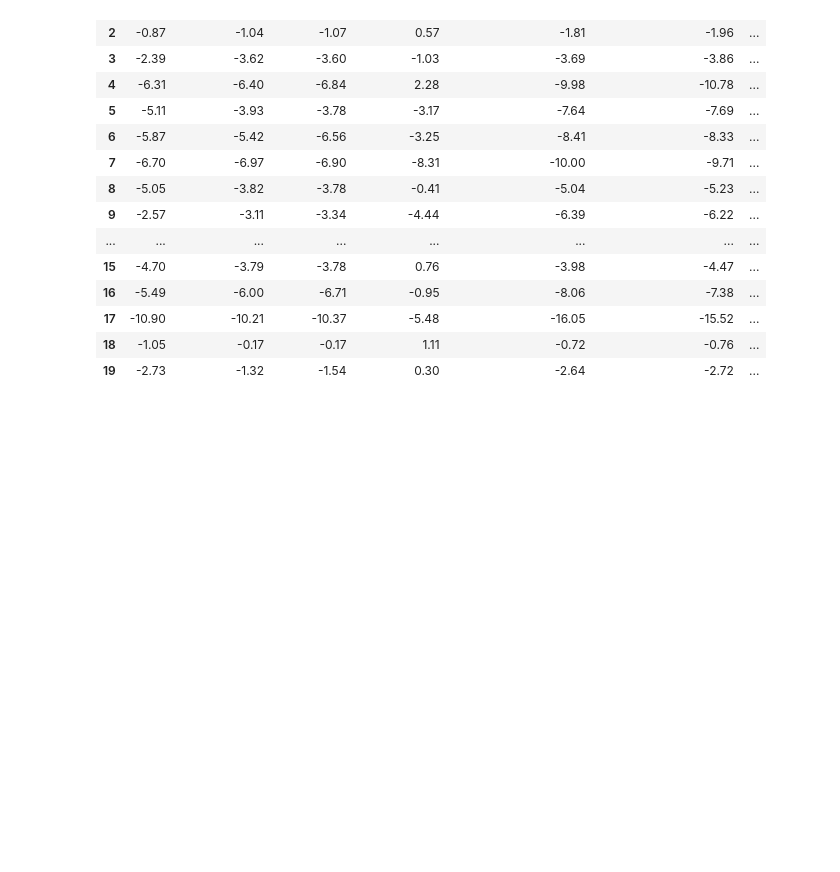
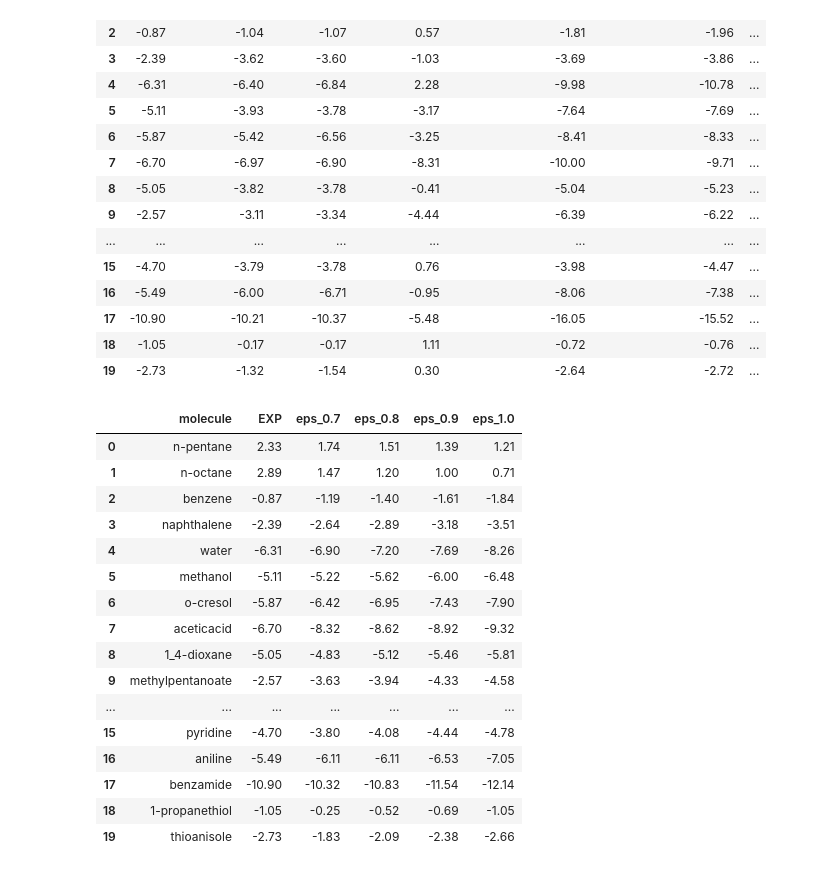
Before and after one commit to michellab/EMLE_HFE_SI, a Jupyter notebook: figures/figure_4/plot.ipynb, the cells around one changed output. Cells and saved outputs as stored; diff of their text form; code cells hidden in the pictures; blank space fills up the shorter version.

```diff
--- a/figures/figure_4/plot.ipynb
+++ b/figures/figure_4/plot.ipynb
@@ -36,24 +37,55 @@ df
 | 19 | -2.73 | -1.32 | -1.54 | 0.30 | -2.64 | -2.72 | ... |
 # %%
 eps_07 = [
-    1.74, 1.47, -1.19, -2.64, -7.20, -5.22, -6.42, -8.62, -4.83, -3.63,
+    1.74, 1.47, -1.19, -2.64, -6.90, -5.22, -6.42, -8.32, -4.83, -3.63,
     -5.00, -3.31, -2.46, -10.48, -5.26, -3.80, -6.11, -10.32, -0.25, -1.83
 ]
 
 eps_08 = [
     1.51, 1.20, -1.40, -2.89, -7.20, -5.62, -6.95, -8.62, -5.12, -3.94,
     -5.33, -3.63, -2.83, -11.09, -5.52, -4.08, -6.11, -10.83, -0.52, -2.09
 ]
 
 eps_09 = [
     1.39, 1.00, -1.61, -3.18, -7.69, -6.00, -7.43, -8.92, -5.46, -4.33,
     -5.67, -3.97, -3.15, -11.56, -5.90, -4.44, -6.53, -11.54, -0.69, -2.38
 ]
 
+molecules = [
+    'n-pentane', 'n-octane', 'benzene', 'naphthalene', 'water', 'methanol',
+    'o-cresol', 'aceticacid', '1_4-dioxane', 'methylpentanoate', 'methylbenzoate',
+    '2-pentanone', 'ethylphenylether', 'm-hydroxybenzaldehyde', 'acetonitrile',
+    'pyridine', 'aniline', 'benzamide', '1-propanethiol', 'thioanisole'
+]
+
 # add as a column
+df['molecule'] = molecules
 df['eps_0.7'] = eps_07
 df['eps_0.8'] = eps_08
 df['eps_0.9'] = eps_09
+df['eps_1.0'] = df['Patched-Iter2-Species']
+
+# Create a new dataset
+df_eff = df[['molecule', 'EXP', 'eps_0.7', 'eps_0.8', 'eps_0.9', 'eps_1.0']]
+df_eff
+# %% [output]
+|  | molecule | EXP | eps_0.7 | eps_0.8 | eps_0.9 | eps_1.0 |
+| 0 | n-pentane | 2.33 | 1.74 | 1.51 | 1.39 | 1.21 |
+| 1 | n-octane | 2.89 | 1.47 | 1.20 | 1.00 | 0.71 |
+| 2 | benzene | -0.87 | -1.19 | -1.40 | -1.61 | -1.84 |
+| 3 | naphthalene | -2.39 | -2.64 | -2.89 | -3.18 | -3.51 |
+| 4 | water | -6.31 | -6.90 | -7.20 | -7.69 | -8.26 |
+| 5 | methanol | -5.11 | -5.22 | -5.62 | -6.00 | -6.48 |
+| 6 | o-cresol | -5.87 | -6.42 | -6.95 | -7.43 | -7.90 |
+| 7 | aceticacid | -6.70 | -8.32 | -8.62 | -8.92 | -9.32 |
+| 8 | 1_4-dioxane | -5.05 | -4.83 | -5.12 | -5.46 | -5.81 |
+| 9 | methylpentanoate | -2.57 | -3.63 | -3.94 | -4.33 | -4.58 |
+| ... | ... | ... | ... | ... | ... | ... |
+| 15 | pyridine | -4.70 | -3.80 | -4.08 | -4.44 | -4.78 |
+| 16 | aniline | -5.49 | -6.11 | -6.11 | -6.53 | -7.05 |
+| 17 | benzamide | -10.90 | -10.32 | -10.83 | -11.54 | -12.14 |
+| 18 | 1-propanethiol | -1.05 | -0.25 | -0.52 | -0.69 | -1.05 |
+| 19 | thioanisole | -2.73 | -1.83 | -2.09 | -2.38 | -2.66 |
 # %%
 sns.set(style='whitegrid', font_scale=1.2)
 
```
Also changed, not shown: parts of 2 cells of this notebook.
